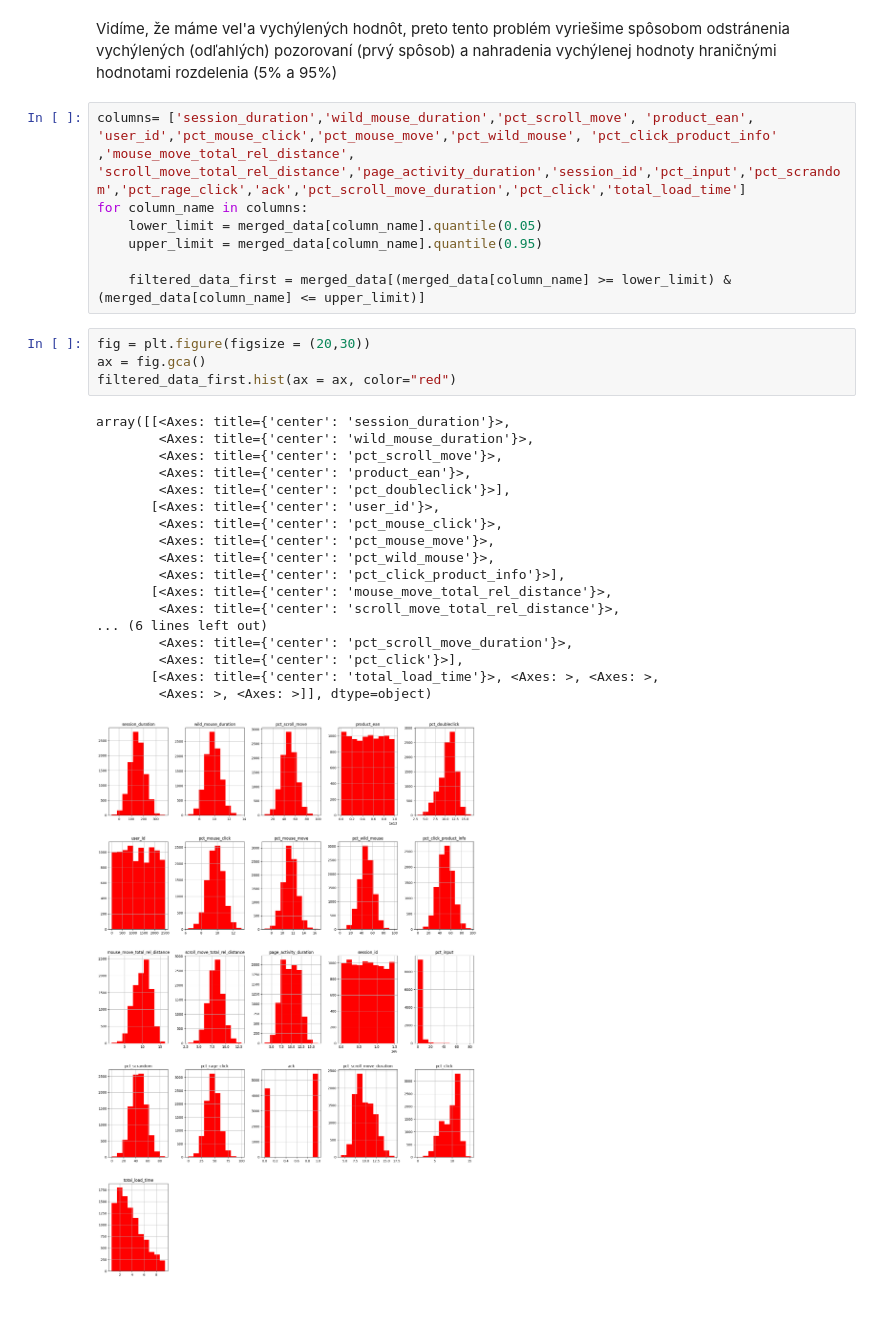
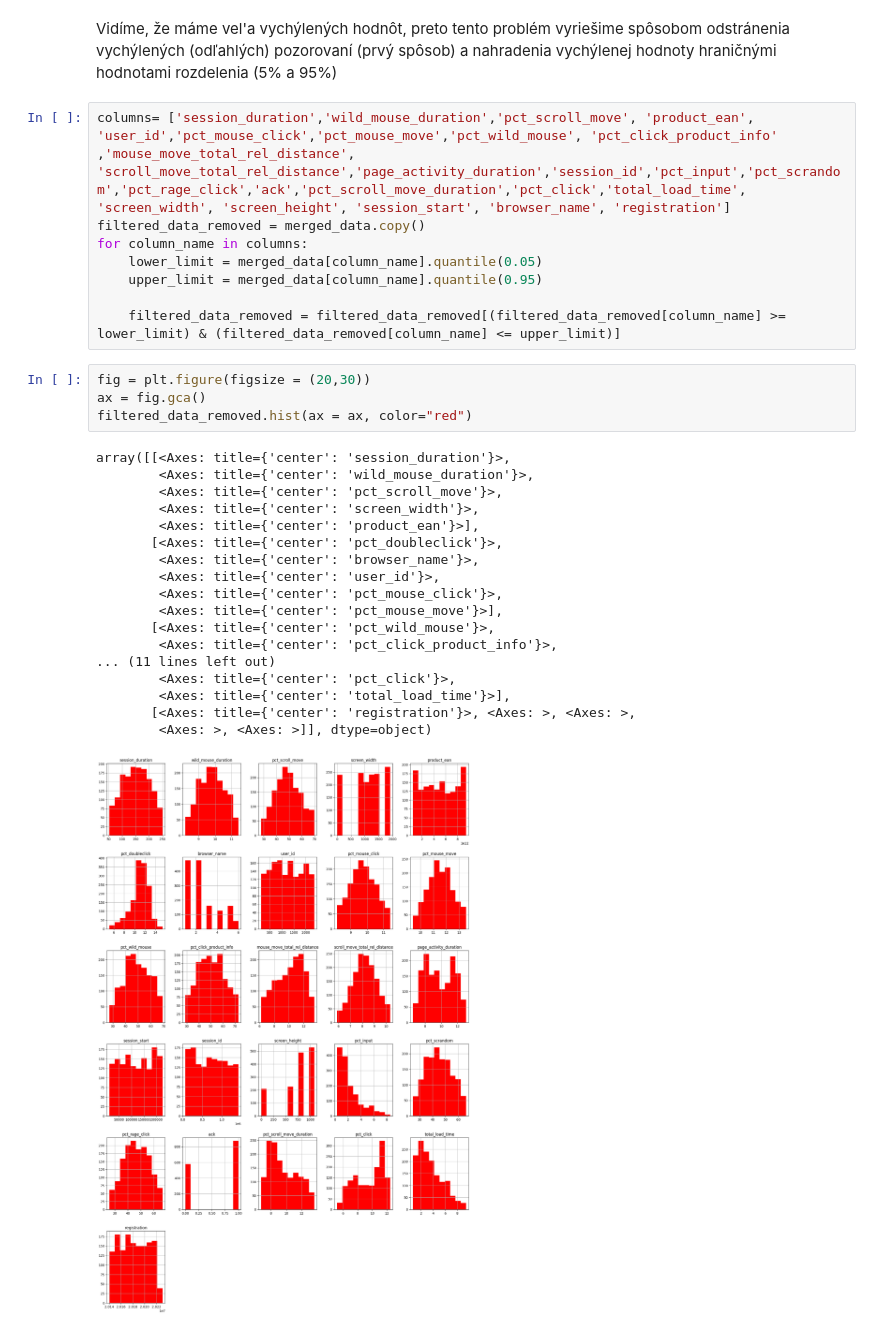
Before and after one commit to magnifiq/iau-project, a Jupyter notebook: Faza 2.ipynb, the cells around one changed output. Cells and saved outputs as stored; diff of their text form.

```diff
--- a/Faza 2.ipynb
+++ b/Faza 2.ipynb
@@ -182,33 +224,34 @@ array([[<Axes: title={'center': 'session_duration'}>,
 # %% [markdown]
 Vidíme, že máme vel'a vychýlených hodnôt, preto tento problém vyriešime spôsobom odstránenia vychýlených (odľahlých) pozorovaní (prvý spôsob) a nahradenia vychýlenej hodnoty hraničnými hodnotami rozdelenia (5% a 95%)
 # %%
-columns= ['session_duration','wild_mouse_duration','pct_scroll_move', 'product_ean', 'user_id','pct_mouse_click','pct_mouse_move','pct_wild_mouse', 'pct_click_product_info' ,'mouse_move_total_rel_distance', 'scroll_move_total_rel_distance','page_activity_duration','session_id','pct_input','pct_scrandom','pct_rage_click','ack','pct_scroll_move_duration','pct_click','total_load_time']
+columns= ['session_duration','wild_mouse_duration','pct_scroll_move', 'product_ean', 'user_id','pct_mouse_click','pct_mouse_move','pct_wild_mouse', 'pct_click_product_info' ,'mouse_move_total_rel_distance', 'scroll_move_total_rel_distance','page_activity_duration','session_id','pct_input','pct_scrandom','pct_rage_click','ack','pct_scroll_move_duration','pct_click','total_load_time', 'screen_width', 'screen_height', 'session_start', 'browser_name', 'registration']
+filtered_data_removed = merged_data.copy()
 for column_name in columns:
     lower_limit = merged_data[column_name].quantile(0.05)
     upper_limit = merged_data[column_name].quantile(0.95)
 
-    filtered_data_first = merged_data[(merged_data[column_name] >= lower_limit) & (merged_data[column_name] <= upper_limit)]
+    filtered_data_removed = filtered_data_removed[(filtered_data_removed[column_name] >= lower_limit) & (filtered_data_removed[column_name] <= upper_limit)]
 # %%
 fig = plt.figure(figsize = (20,30))
 ax = fig.gca()
-filtered_data_first.hist(ax = ax, color="red")
+filtered_data_removed.hist(ax = ax, color="red")
 # %% [output]
 array([[<Axes: title={'center': 'session_duration'}>,
         <Axes: title={'center': 'wild_mouse_duration'}>,
         <Axes: title={'center': 'pct_scroll_move'}>,
-        <Axes: title={'center': 'product_ean'}>,
-        <Axes: title={'center': 'pct_doubleclick'}>],
-       [<Axes: title={'center': 'user_id'}>,
+        <Axes: title={'center': 'screen_width'}>,
+        <Axes: title={'center': 'product_ean'}>],
+       [<Axes: title={'center': 'pct_doubleclick'}>,
+        <Axes: title={'center': 'browser_name'}>,
+        <Axes: title={'center': 'user_id'}>,
         <Axes: title={'center': 'pct_mouse_click'}>,
-        <Axes: title={'center': 'pct_mouse_move'}>,
-        <Axes: title={'center': 'pct_wild_mouse'}>,
-        <Axes: title={'center': 'pct_click_product_info'}>],
-       [<Axes: title={'center': 'mouse_move_total_rel_distance'}>,
-        <Axes: title={'center': 'scroll_move_total_rel_distance'}>,
-... (6 lines left out)
-        <Axes: title={'center': 'pct_scroll_move_duration'}>,
-        <Axes: title={'center': 'pct_click'}>],
-       [<Axes: title={'center': 'total_load_time'}>, <Axes: >, <Axes: >,
+        <Axes: title={'center': 'pct_mouse_move'}>],
+       [<Axes: title={'center': 'pct_wild_mouse'}>,
+        <Axes: title={'center': 'pct_click_product_info'}>,
+... (11 lines left out)
+        <Axes: title={'center': 'pct_click'}>,
+        <Axes: title={'center': 'total_load_time'}>],
+       [<Axes: title={'center': 'registration'}>, <Axes: >, <Axes: >,
         <Axes: >, <Axes: >]], dtype=object)
-[figure, old version]
+[figure, new version]
 # %%
```
Also changed, not shown: parts of 50 cells of this notebook.
